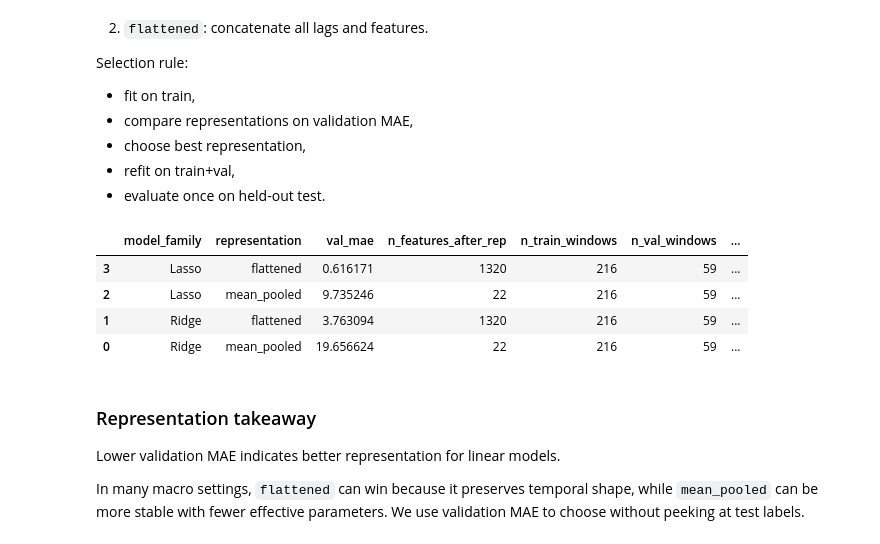
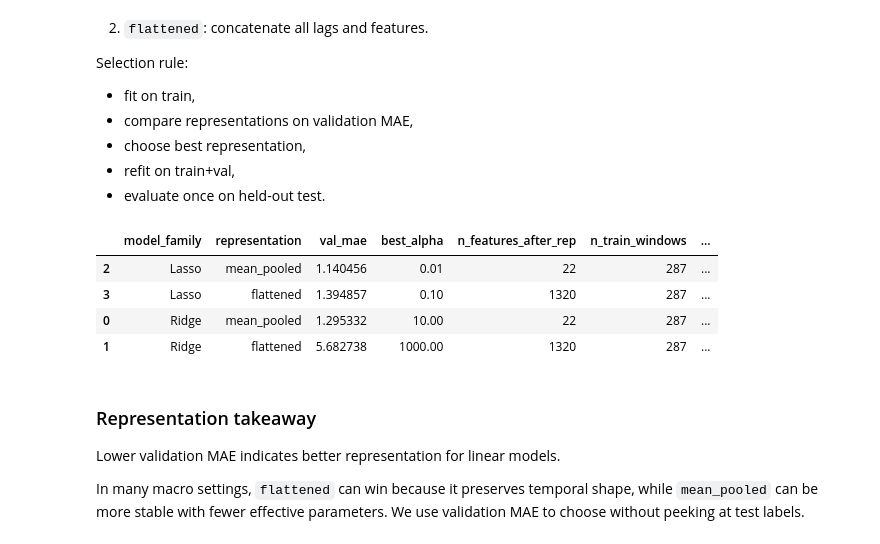
Before and after one commit to JadMouawad/261-Project, a Jupyter notebook: notebooks/03_classical_baselines.ipynb, the cells around one changed output. Saved outputs shown, nothing was run; the diff lists cells and outputs as text; code cells hidden in the pictures.

```diff
--- a/notebooks/03_classical_baselines.ipynb
+++ b/notebooks/03_classical_baselines.ipynb
@@ -242,16 +242,17 @@ def split_by_index_boundary(X_all, y_all, idx_all, train_end_idx, val_end_idx):
     )
 
 
+ridge_alpha_grid = [1e-4, 1e-3, 1e-2, 1e-1, 1, 10, 100, 1000]
+lasso_alpha_grid = [1e-4, 1e-3, 1e-2, 1e-1, 1, 10]
+
 rep_results = []
 final_linear_metrics = []
 pred_store = {}
 
-for model_name, model_ctor in [
-    ("Ridge", lambda: Ridge(alpha=RIDGE_ALPHA)),
-    ("Lasso", lambda: Lasso(alpha=LASSO_ALPHA, max_iter=10000, random_state=42)),
-]:
+for model_name in ["Ridge", "Lasso"]:
     val_scores = {}
     rep_test_cache = {}
+    chosen_alpha = {}
 
     for rep in ["mean_pooled", "flattened"]:
         X_all, y_all, idx_all = build_tabular_windows(X_df, y_sr, n_lags=N_LAGS, representation=rep)
@@ -261,16 +262,34 @@ for model_name, model_ctor in [
         X_tr_sc = scaler.fit_transform(X_tr)
         X_va_sc = scaler.transform(X_va)
 
-        mdl = model_ctor()
-        mdl.fit(X_tr_sc, y_tr)
-        y_va_pred = mdl.predict(X_va_sc)
-        val_mae = mae(y_va, y_va_pred)
-        val_scores[rep] = val_mae
+        if model_name == "Ridge":
+            grid = ridge_alpha_grid
+            make_model = lambda a: Ridge(alpha=a)
+        else:
+            grid = lasso_alpha_grid
+            make_model = lambda a: Lasso(alpha=a, max_iter=30000, random_state=42)
+
+        best_alpha = None
+        best_val = float("inf")
+        for alpha in grid:
+            mdl = make_model(alpha)
+            mdl.fit(X_tr_sc, y_tr)
+            y_va_pred_raw = mdl.predict(X_va_sc)
+            # Stability guardrail for linear extrapolation in regime-shift periods.
+            y_va_pred = np.clip(y_va_pred_raw, y_tr.min(), y_tr.max())
+            v = mae(y_va, y_va_pred)
+            if v < best_val:
+                best_val = float(v)
+                best_alpha = alpha
+
+        val_scores[rep] = best_val
+        chosen_alpha[rep] = best_alpha
 
         rep_results.append({
             "model_family": model_name,
             "representation": rep,
-            "val_mae": float(val_mae),
+            "val_mae": float(best_val),
+            "best_alpha": float(best_alpha),
             "n_features_after_rep": int(X_tr.shape[1]),
             "n_train_windows": int(len(y_tr)),
             "n_val_windows": int(len(y_va)),
@@ -281,46 +300,55 @@ for model_name, model_ctor in [
 
     best_rep = min(val_scores, key=val_scores.get)
 
-    # Refit on train+val with selected representation, evaluate on held-out test.
+    # Refit on train+val with selected representation and tuned alpha, evaluate on held-out test.
     X_all, y_all, idx_all = rep_test_cache[best_rep]
     trainval_mask = idx_all < y_sr.index[val_end]
     test_mask = idx_all >= y_sr.index[val_end]
 
     X_trainval = X_all[trainval_mask]
     y_trainval = y_all[trainval_mask]
     X_test_rep = X_all[test_mask]
     y_test_rep = y_all[test_mask]
     idx_test_rep = idx_all[test_mask]
 
     scaler = StandardScaler()
     X_trainval_sc = scaler.fit_transform(X_trainval)
     X_test_rep_sc = scaler.transform(X_test_rep)
 
-    best_model = model_ctor()
+    alpha = chosen_alpha[best_rep]
+    if model_name == "Ridge":
+        best_model = Ridge(alpha=alpha)
+    else:
+        best_model = Lasso(alpha=alpha, max_iter=30000, random_state=42)
+
     best_model.fit(X_trainval_sc, y_trainval)
-    y_pred_test_rep = best_model.predict(X_test_rep_sc)
+    y_pred_test_raw = best_model.predict(X_test_rep_sc)
+    # Use train+val target range as an outlier guardrail for linear baselines.
+    y_pred_test_rep = np.clip(y_pred_test_raw, y_trainval.min(), y_trainval.max())
 
     eval_row = evaluate_model(
         f"{model_name}[{best_rep}]",
         y_test_rep,
         y_pred_test_rep,
         y_insample,
         mase_m=MASE_M,
     )
     eval_row["chosen_representation"] = best_rep
     eval_row["val_mae_best_rep"] = float(val_scores[best_rep])
+    eval_row["best_alpha"] = float(alpha)
+    eval_row["prediction_clipping"] = "trainval_target_range"
 
     final_linear_metrics.append(eval_row)
     pred_store[eval_row["model"]] = pd.Series(y_pred_test_rep, index=idx_test_rep)
 
 rep_cmp_df = pd.DataFrame(rep_results).sort_values(["model_family", "val_mae"])
 rep_cmp_df
 # %% [output]
-|  | model_family | representation | val_mae | n_features_after_rep | n_train_windows | n_val_windows | ... |
-| 3 | Lasso | flattened | 0.616171 | 1320 | 216 | 59 | ... |
-| 2 | Lasso | mean_pooled | 9.735246 | 22 | 216 | 59 | ... |
-| 1 | Ridge | flattened | 3.763094 | 1320 | 216 | 59 | ... |
-| 0 | Ridge | mean_pooled | 19.656624 | 22 | 216 | 59 | ... |
+|  | model_family | representation | val_mae | best_alpha | n_features_after_rep | n_train_windows | ... |
+| 2 | Lasso | mean_pooled | 1.140456 | 0.01 | 22 | 287 | ... |
+| 3 | Lasso | flattened | 1.394857 | 0.10 | 1320 | 287 | ... |
+| 0 | Ridge | mean_pooled | 1.295332 | 10.00 | 22 | 287 | ... |
+| 1 | Ridge | flattened | 5.682738 | 1000.00 | 1320 | 287 | ... |
 # %% [markdown]
 ### Representation takeaway
 
```
Also changed, not shown: parts of 6 cells of this notebook, 3 other files.
